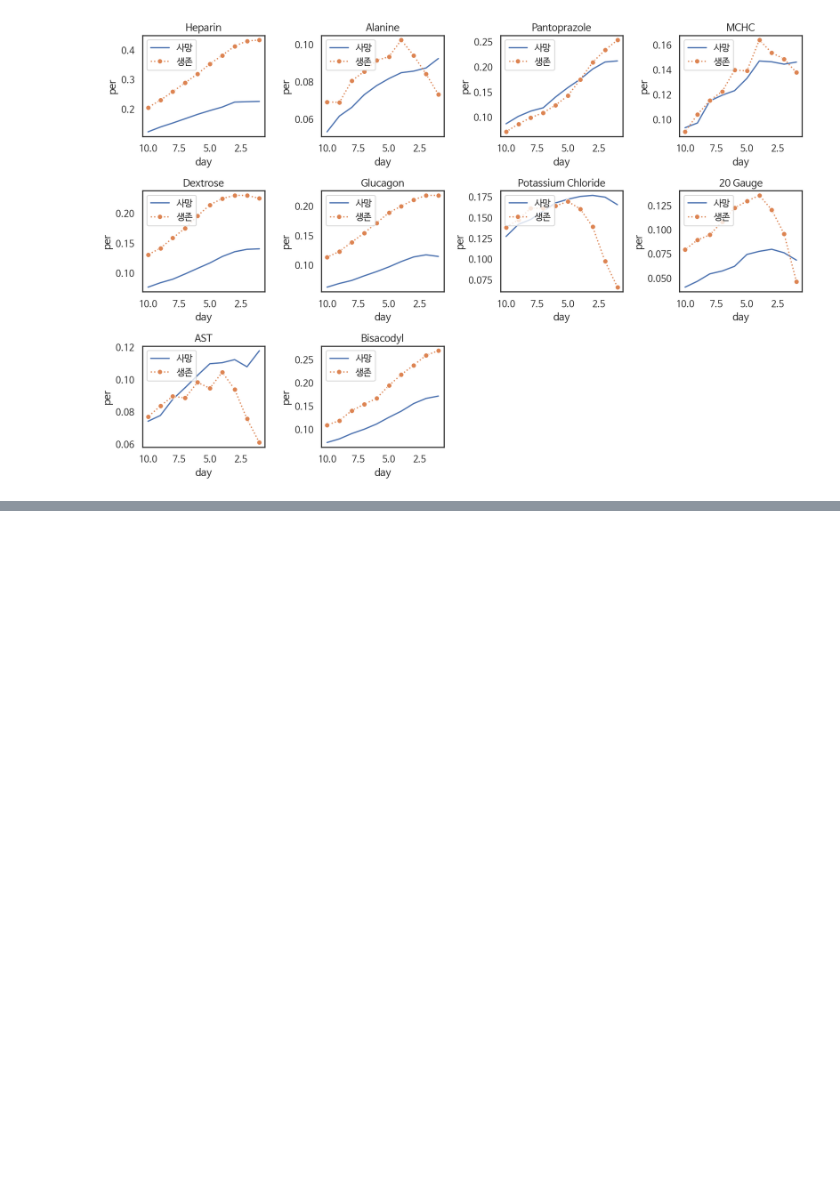
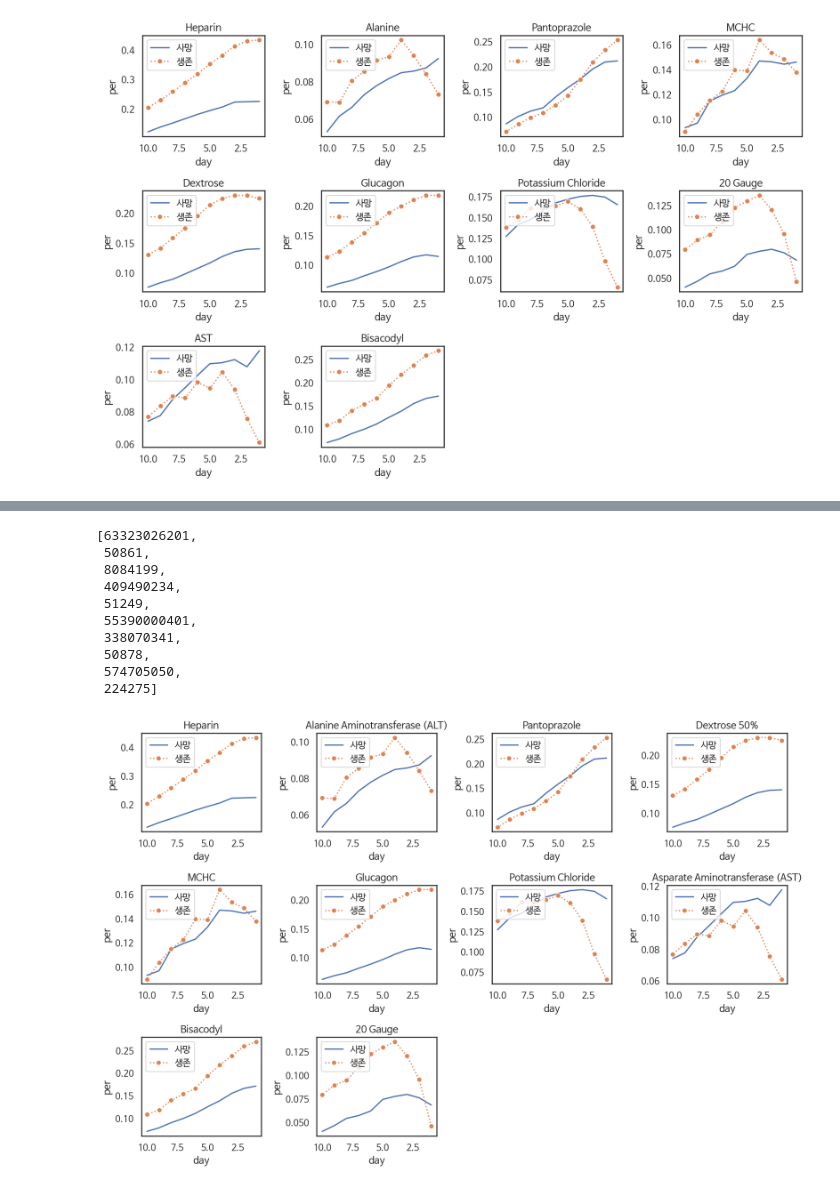
Before and after one commit to limeorange/MIMIC_Research, a Jupyter notebook: 국내_한국정보과학회/03 Method1 - 사망, 생존 마커 TOP10 & 그래프.ipynb, the cells around one changed output, grey strips where cells are left out. Drawn from its saved outputs; the diff is of its cells as text; code cells hidden in the pictures; blank space fills up the shorter version.

```diff
--- a/국내_한국정보과학회/03 Method1 - 사망, 생존 마커 TOP10 & 그래프.ipynb
+++ b/국내_한국정보과학회/03 Method1 - 사망, 생존 마커 TOP10 & 그래프.ipynb
@@ -473,0 +487,17 @@ visualization(s_3595)
+# %%
+s_4068 = list(m1_df_4068['feature'][-11:][::-1]) # TOP10 생존 마커
+s_4068.remove(0)
+s_4068
+absum(s_4068)
+# %% [output]
+[63323026201,
+ 50861,
+ 8084199,
+ 409490234,
+ 51249,
+ 55390000401,
+ 338070341,
+ 50878,
+ 574705050,
+ 224275]
+[figure, added]
```
Also changed, not shown: parts of 13 cells of this notebook, 3 other files.
